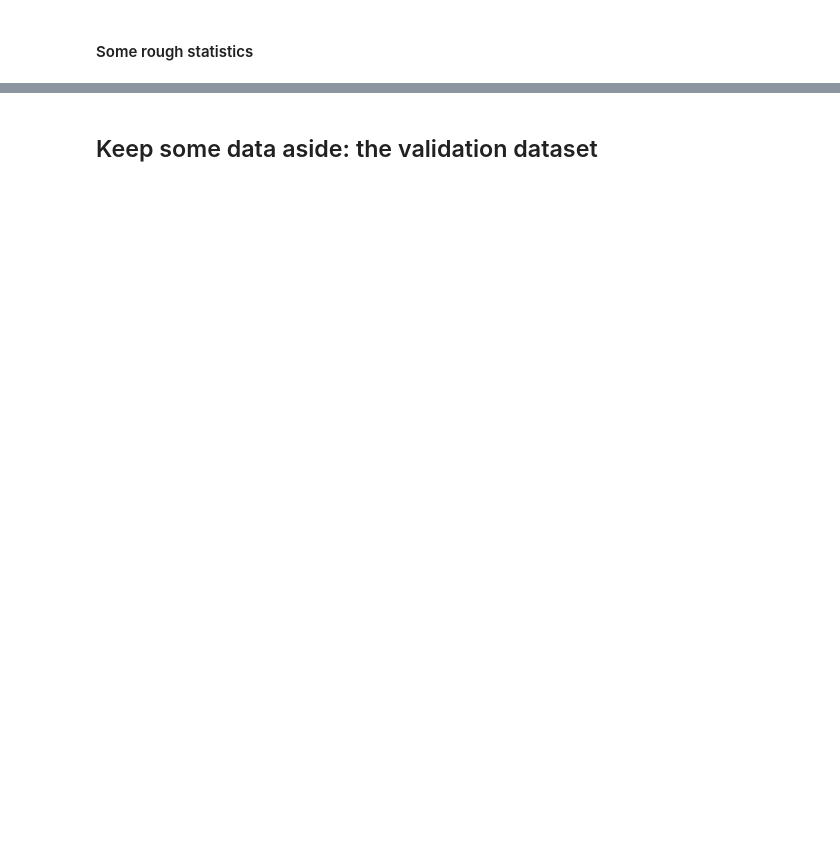
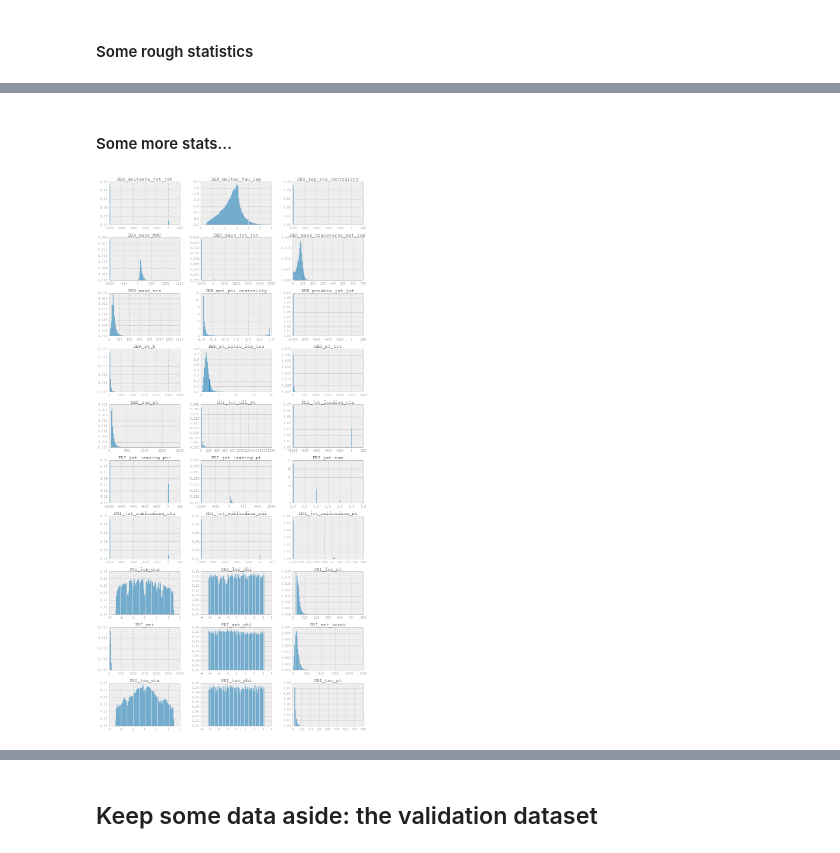
Before and after one commit to Djabbz/SOS14_practical_session, a Jupyter notebook: SOS.ipynb, the cells around one changed output, grey strips where cells are left out. Saved outputs shown, nothing was run; the diff lists cells and outputs as text; code cells hidden in the pictures; blank space fills up the shorter version.

```diff
--- a/SOS.ipynb
+++ b/SOS.ipynb
@@ -85,0 +78,6 @@ train_data.weights_hist()
+# %% [markdown]
+#### Some more stats...
+# %%
+train_data.attributes_hist() ;
+# %% [output]
+[figure, added]
```
Also changed, not shown: parts of 37 cells of this notebook, 2 other files.
